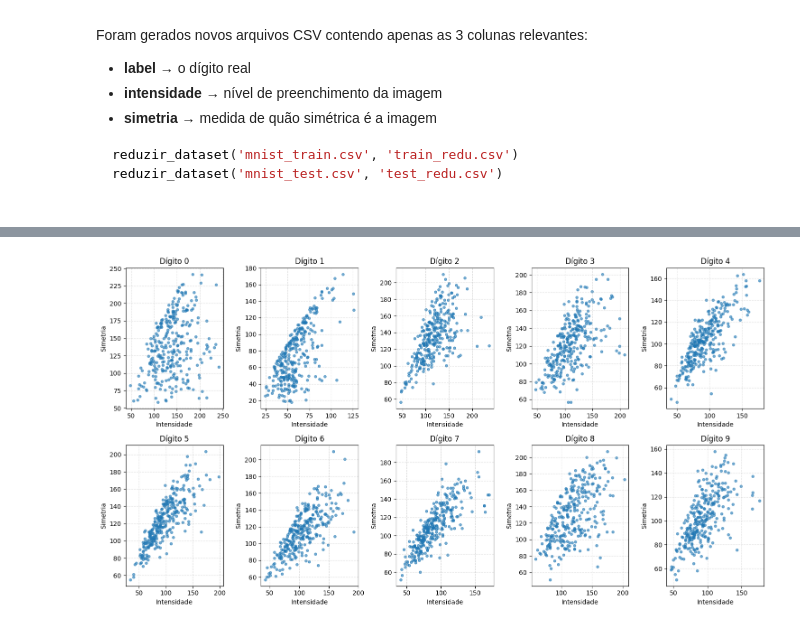
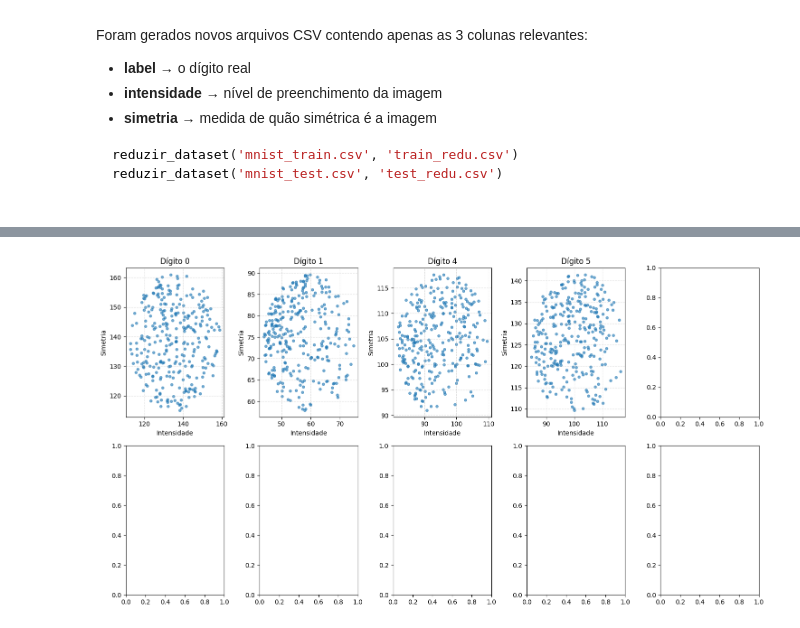
Before and after one commit to Gusttavoafonso/Projeto_1_ML, a Jupyter notebook: Reducao_de_dimensao.ipynb, the cells around one changed output, grey strips where cells are left out. Saved outputs shown, nothing was run; the diff lists cells and outputs as text; code cells hidden in the pictures.

Commit message:
Feat: adicionado dataset correto e colocando os graficos corretos

```diff
--- a/Reducao_de_dimensao.ipynb
+++ b/Reducao_de_dimensao.ipynb
@@ -159,20 +156,31 @@ print(y)
 Valores de y:
 [5 0 4 ... 5 6 8]
 # %%
-def reduzir_dataset(csv_in, csv_out):
-    df = pd.read_csv(csv_in)
-    y = df['label'].values
-    X = df.drop(columns=['label']).values
+def dados_reduzidos():
+    TEST_DATA_PATH = ('dataset/test.csv')
+    TRAIN_DATA_PATH = ('dataset/train.csv')
+    data_test_df = pd.read_csv(TEST_DATA_PATH, sep=';')
+    data_train_df = pd.read_csv(TRAIN_DATA_PATH, sep=';')
 
-    X_reduzido = np.array([[intensidade(x), simetria(x)] for x in X])
+    data_train_df[['intensidade', 'simetria']] = data_train_df.apply(calcular_intensidade_e_simetria, axis=1)
+    data_test_df[['intensidade', 'simetria']] = data_test_df.apply(calcular_intensidade_e_simetria, axis=1)
 
-    df_reduzido = pd.DataFrame({
-        'label': y,
-        'intensidade': X_reduzido[:,0],
-        'simetria': X_reduzido[:,1]
-    })
+    colunas_relevantes = ['label', 'intensidade', 'simetria']
+    TEST_REDU_DATA_PATH = ('dataset/test_redu.csv')
+    TRAIN_REDU_DATA_PATH = ('dataset/train_redu.csv')
 
-    df_reduzido.to_csv(csv_out, index=False)
+    data_test_df[colunas_relevantes].to_csv('dataset/test_redu.csv', index=False)
+    data_train_df[colunas_relevantes].to_csv('dataset/train_redu.csv', index=False)
+
+    data_test_redu_df = pd.read_csv(TEST_REDU_DATA_PATH)
+    data_train_redu_df = pd.read_csv(TRAIN_REDU_DATA_PATH)
+
+    return {
+        "data_test_redu_df": data_test_redu_df,
+        "data_train_redu_df": data_train_redu_df
+    }
 # %%
-reduzir_dataset('dataset/mnist_train.csv', 'train_redu.csv')
-reduzir_dataset('dataset/mnist_test.csv', 'test_redu.csv')
+datasets = dados_reduzidos()
+
+data_test_redu_df = datasets['data_test_redu_df']
+data_train_redu_df = datasets['data_train_redu_df']
@@ -220,23 +203,23 @@ dfresu2
 # %%
-df = dfresu
+df = data_train_redu_df
 
 fig, axes = plt.subplots(2, 5, figsize=(15, 8))
 axes = axes.flatten()
 
 for digito, ax in zip(sorted(df['label'].unique()), axes):
     subset = df[df['label'] == digito].sample(300, random_state=42)  # limitar p/ não poluir
 
     ax.scatter(subset['intensidade'], subset['simetria'],
                alpha=0.6, s=15, c="tab:blue")
 
 
 
     ax.set_title(f'Dígito {digito}')
     ax.set_xlabel('Intensidade')
     ax.set_ylabel('Simetria')
     ax.grid(True, linestyle="--", alpha=0.4)
 
 plt.tight_layout()
 plt.show()
 # %% [output]
-[figure, old version]
+[figure, new version]
```
Also changed, not shown: parts of 14 cells of this notebook, 1 other file.
